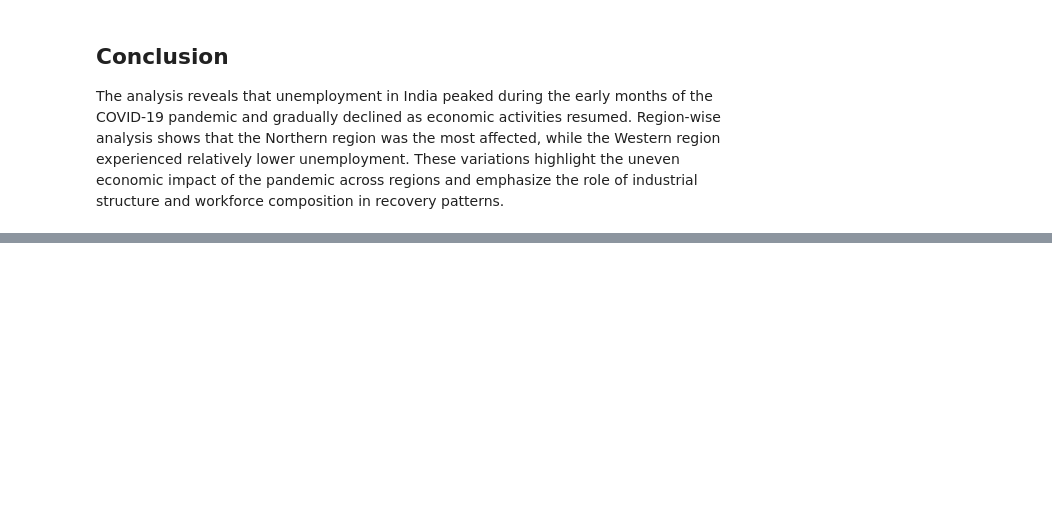
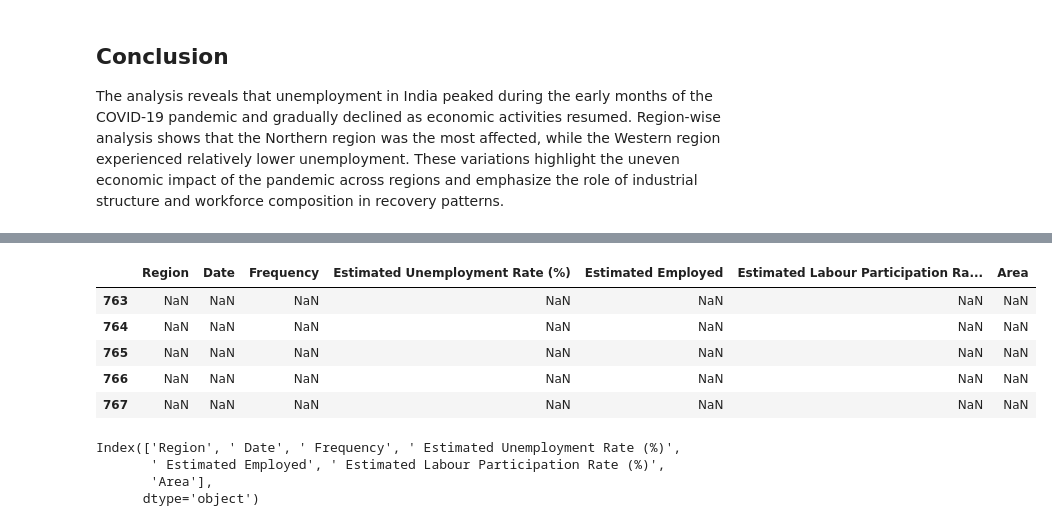
Before and after one commit to PatelNik8/OIBSIP, a Jupyter notebook: notebooks/task2_unemployment_analysis.ipynb, the cells around one changed output, grey strips where cells are left out. Drawn from its saved outputs; the diff is of its cells as text; code cells hidden in the pictures; blank space fills up the shorter version.

```diff
--- a/notebooks/task2_unemployment_analysis.ipynb
+++ b/notebooks/task2_unemployment_analysis.ipynb
@@ -177,0 +195,16 @@ The analysis reveals that unemployment in India peaked during the early months o
+# %%
+df.tail()
+# %% [output]
+|  | Region | Date | Frequency | Estimated Unemployment Rate (%) | Estimated Employed | Estimated Labour Participation Ra... | Area |
+| 763 | NaN | NaN | NaN | NaN | NaN | NaN | NaN |
+| 764 | NaN | NaN | NaN | NaN | NaN | NaN | NaN |
+| 765 | NaN | NaN | NaN | NaN | NaN | NaN | NaN |
+| 766 | NaN | NaN | NaN | NaN | NaN | NaN | NaN |
+| 767 | NaN | NaN | NaN | NaN | NaN | NaN | NaN |
+# %%
+df.columns
+# %% [output]
+Index(['Region', ' Date', ' Frequency', ' Estimated Unemployment Rate (%)',
+       ' Estimated Employed', ' Estimated Labour Participation Rate (%)',
+       'Area'],
+      dtype='object')
```
Also changed, not shown: parts of 5 cells of this notebook.
